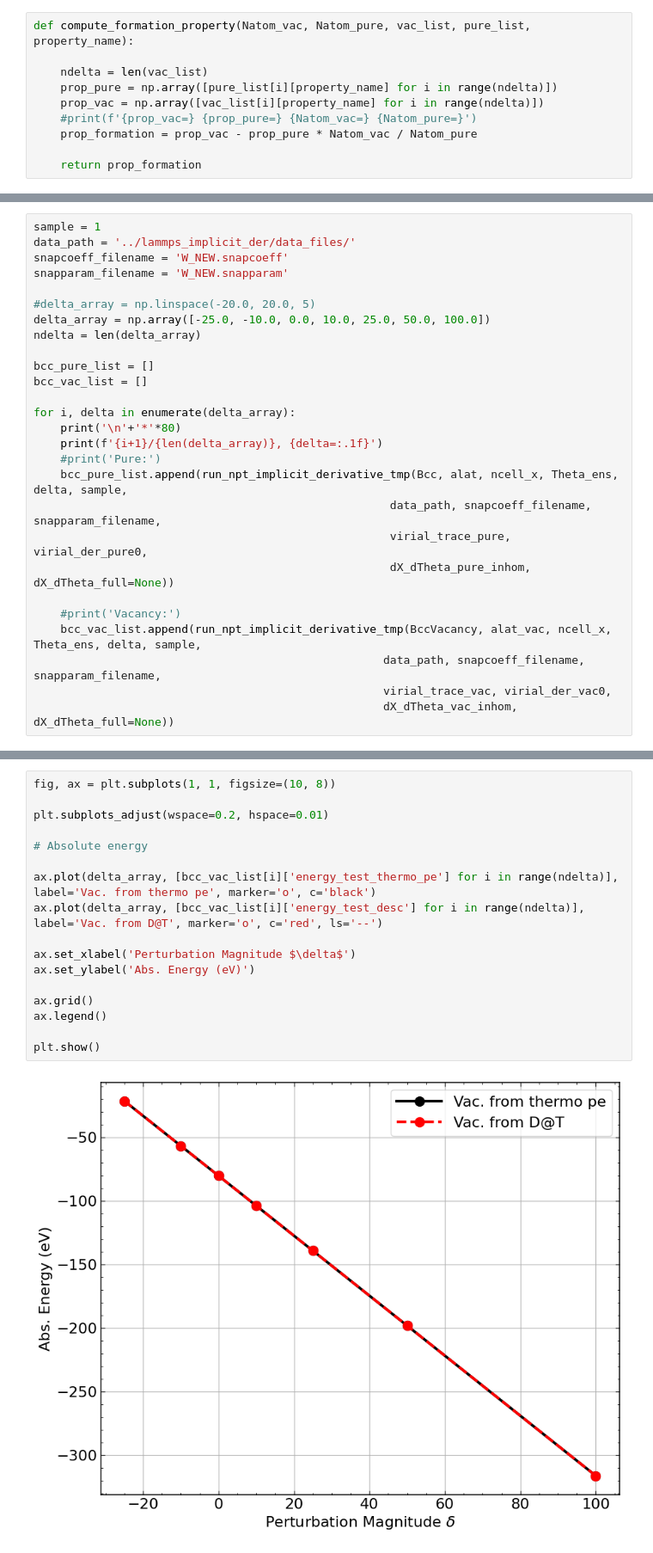
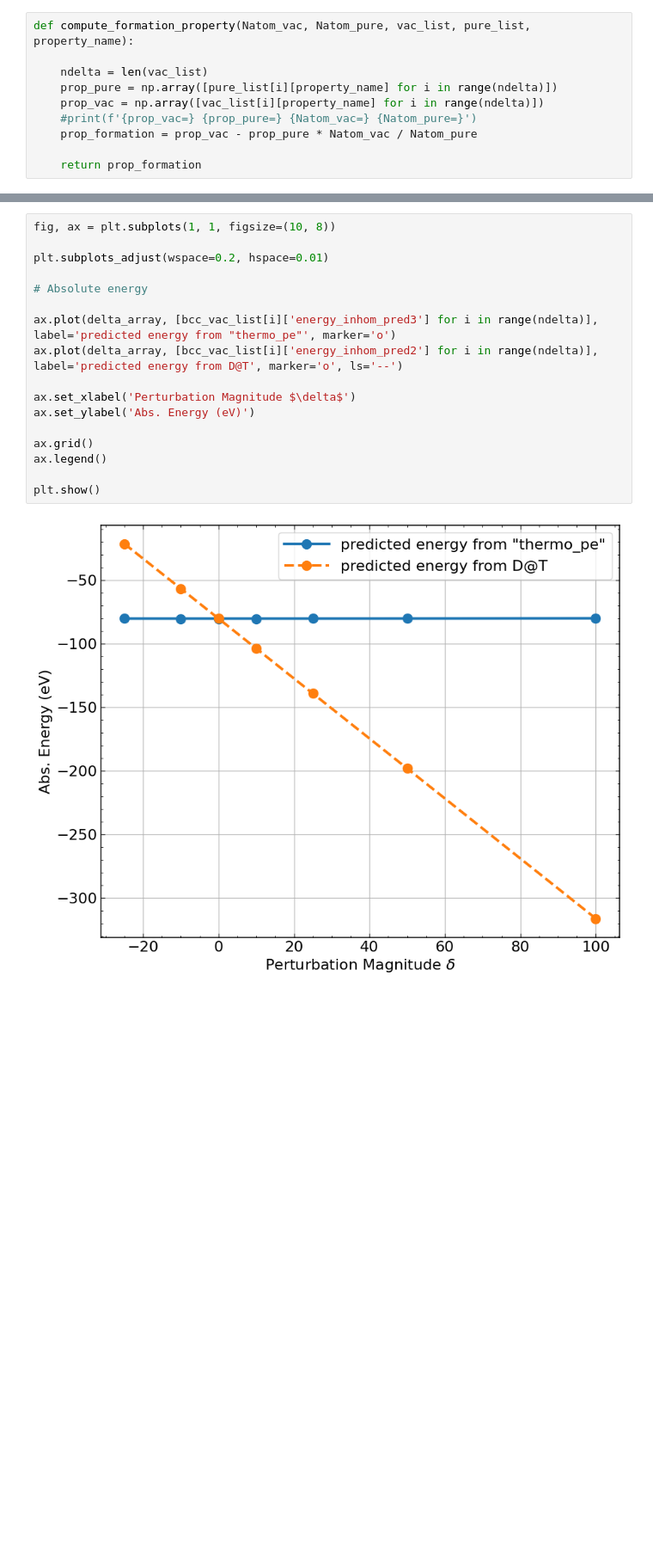
Before and after one commit to marseille-matmol/LammpsImplicitDerivative, a Jupyter notebook: examples/vacancy_formation.ipynb, the cells around one changed output, grey strips where cells are left out. Shown at 86% size. Drawn from its saved outputs; the diff is of its cells as text; blank space fills up the shorter version.

```diff
--- a/examples/vacancy_formation.ipynb
+++ b/examples/vacancy_formation.ipynb
@@ -584,27 +319,0 @@ dX_dTheta_vac_inhom = bcc_vac.implicit_derivative(method='inverse')
-# %%
-sample = 1
-data_path = '../lammps_implicit_der/data_files/'
-snapcoeff_filename = 'W_NEW.snapcoeff'
-snapparam_filename = 'W_NEW.snapparam'
-
-#delta_array = np.linspace(-20.0, 20.0, 5)
-delta_array = np.array([-25.0, -10.0, 0.0, 10.0, 25.0, 50.0, 100.0])
-ndelta = len(delta_array)
-
-bcc_pure_list = []
-bcc_vac_list = []
-
-for i, delta in enumerate(delta_array):
-    print('\n'+'*'*80)
-    print(f'{i+1}/{len(delta_array)}, {delta=:.1f}')
-    #print('Pure:')
-    bcc_pure_list.append(run_npt_implicit_derivative_tmp(Bcc, alat, ncell_x, Theta_ens, delta, sample,
-                                                     data_path, snapcoeff_filename, snapparam_filename,
-                                                     virial_trace_pure, virial_der_pure0,
-                                                     dX_dTheta_pure_inhom, dX_dTheta_full=None))
-
-    #print('Vacancy:')
-    bcc_vac_list.append(run_npt_implicit_derivative_tmp(BccVacancy, alat_vac, ncell_x, Theta_ens, delta, sample,
-                                                    data_path, snapcoeff_filename, snapparam_filename,
-                                                    virial_trace_vac, virial_der_vac0,
-                                                    dX_dTheta_vac_inhom, dX_dTheta_full=None))
@@ -632,19 +443,19 @@ for i, delta in enumerate(delta_array):
 # %%
 fig, ax = plt.subplots(1, 1, figsize=(10, 8))
 
 plt.subplots_adjust(wspace=0.2, hspace=0.01)
 
 # Absolute energy
 
-ax.plot(delta_array, [bcc_vac_list[i]['energy_test_thermo_pe'] for i in range(ndelta)], label='Vac. from thermo pe', marker='o', c='black')
-ax.plot(delta_array, [bcc_vac_list[i]['energy_test_desc'] for i in range(ndelta)], label='Vac. from D@T', marker='o', c='red', ls='--')
+ax.plot(delta_array, [bcc_vac_list[i]['energy_inhom_pred3'] for i in range(ndelta)], label='predicted energy from "thermo_pe"', marker='o')
+ax.plot(delta_array, [bcc_vac_list[i]['energy_inhom_pred2'] for i in range(ndelta)], label='predicted energy from D@T', marker='o', ls='--')
 
 ax.set_xlabel('Perturbation Magnitude $\delta$')
 ax.set_ylabel('Abs. Energy (eV)')
 
 ax.grid()
 ax.legend()
 
 plt.show()
 # %% [output]
-[figure, old version]
+[figure, new version]
```
Also changed, not shown: parts of 17 cells of this notebook, 2 other files.
